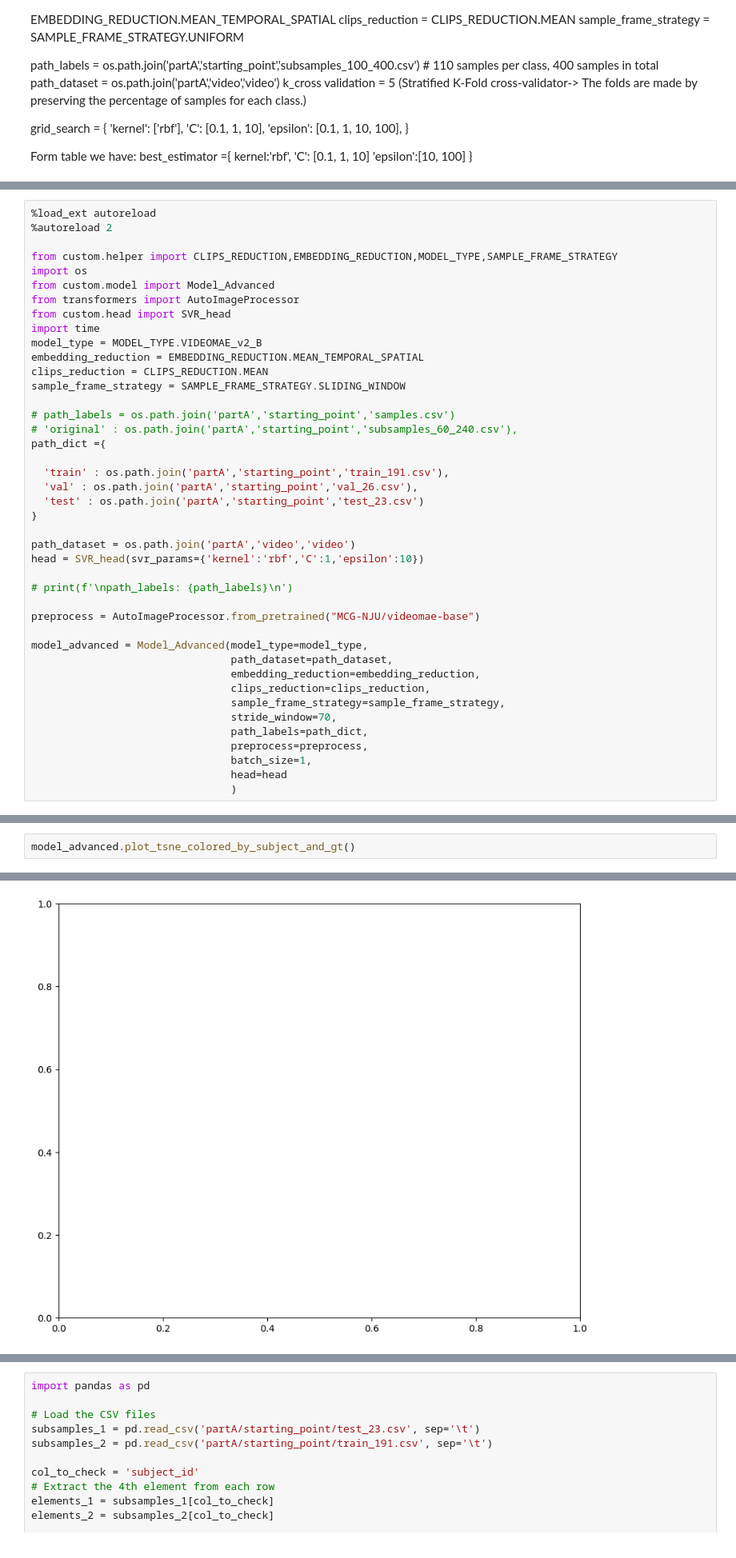
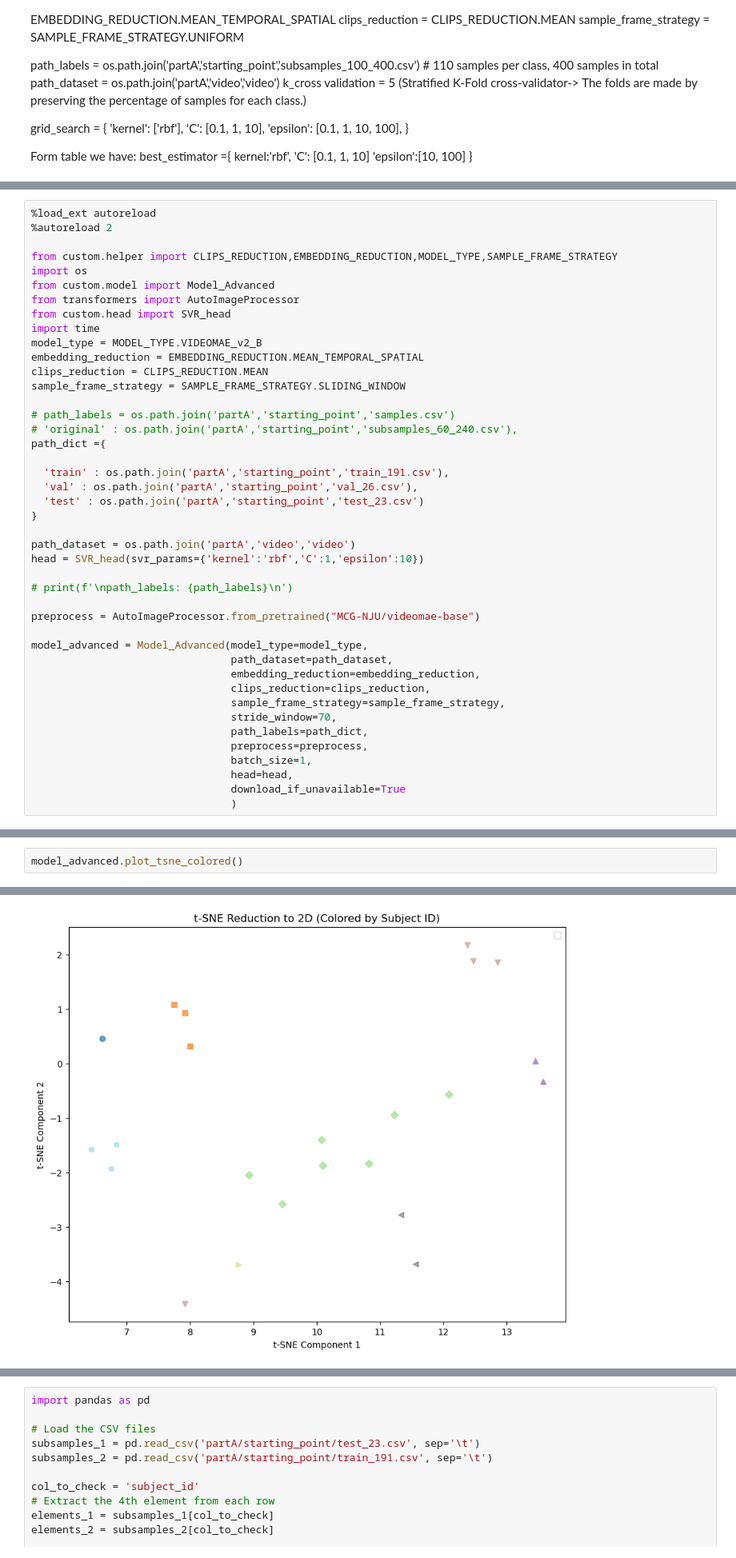
Before and after one commit to villifCoder559/PainAssessmentVideo, a Jupyter notebook: test.ipynb, the cells around one changed output, grey strips where cells are left out. Shown at 80% size. Cells and saved outputs as stored; diff of their text form.

```diff
--- a/test.ipynb
+++ b/test.ipynb
@@ -132,6 +134,7 @@ model_advanced = Model_Advanced(model_type=model_type,
                                 path_labels=path_dict,
                                 preprocess=preprocess,
                                 batch_size=1,
-                                head=head
+                                head=head,
+                                download_if_unavailable=True
                                 )
 # %% [output]
@@ -188,5 +196,5 @@ gt_list.shape: (23,)
 # %%
-model_advanced.plot_tsne_colored_by_subject_and_gt()
+model_advanced.plot_tsne_colored()
 # %% [output]
 extracting features using... cuda
 Sliding shape torch.Size([2, 16])
@@ -209,2 +216,2 @@ ValueError: Unrecognized marker style '0'
-[figure, old version]
+[figure, new version]
 # %%
```
Also changed, not shown: parts of 29 cells of this notebook.
